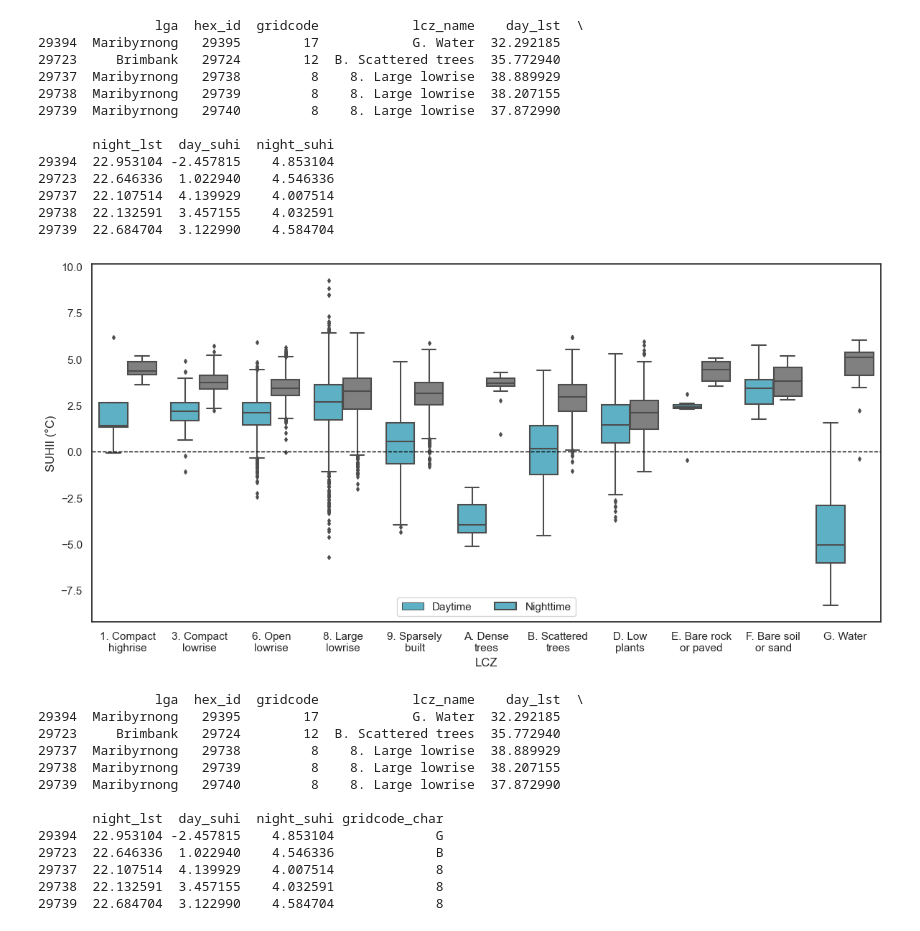
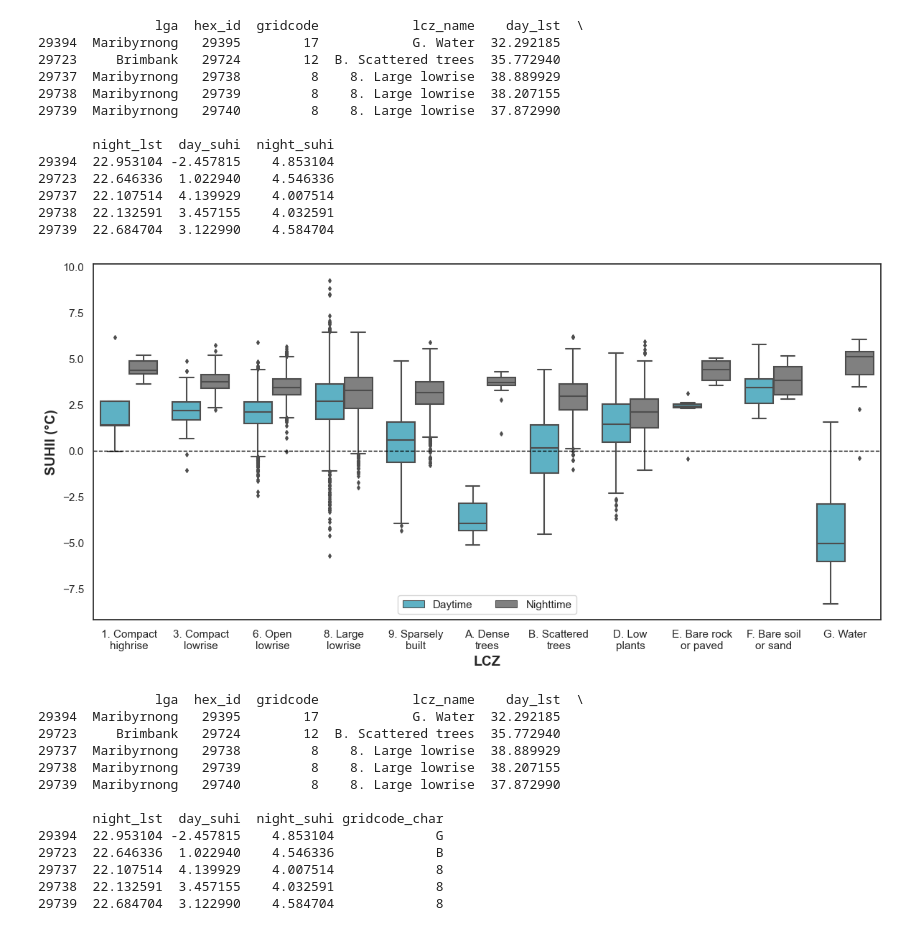
Before and after one commit to percyyvon-r/PhD-Chapter3-Diurnal-SUHII-Distribution, a Jupyter notebook: notebooks/PhD_chapter3_ypinb.ipynb, the cells around one changed output. Cells and saved outputs as stored; diff of their text form; code cells hidden in the pictures.

```diff
--- a/notebooks/PhD_chapter3_ypinb.ipynb
+++ b/notebooks/PhD_chapter3_ypinb.ipynb
@@ -1262,37 +1262,50 @@ ax = sns.boxplot(
     palette={
         "day_suhi": "#4DBBD5",
         "night_suhi": "#808080"
     },
     fliersize=3
 )
 
 # Horizontal zero line
 plt.axhline(0, linestyle="--", linewidth=1, color="black")
 
 # Wrap x labels
 wrapped_labels = [
     "\n".join(textwrap.wrap(label, 12))
     for label in lcz_order
 ]
 ax.set_xticklabels(wrapped_labels)
 
 # Labels
-plt.xlabel("LCZ")
-plt.ylabel("SUHII (°C)")
-plt.legend(title="", labels=["Daytime", "Nighttime"], loc="lower center", ncol=2)
+plt.xlabel("LCZ", fontsize=14, fontweight='bold')
+plt.ylabel("SUHII (°C)", fontsize=14, fontweight='bold')
+
+#plt.legend(title="", labels=["Daytime", "Nighttime"], loc="lower center", ncol=2)
+
+handles, labels = ax.get_legend_handles_labels()
+
+# Map to nicer names
+label_map = {
+    "day_suhi": "Daytime",
+    "night_suhi": "Nighttime"
+}
+
+new_labels = [label_map[l] for l in labels]
+
+plt.legend(handles, new_labels, title="", loc="lower center", ncol=2)
 
 plt.tight_layout()
 
 
 # --- Save figure ---
 plt.savefig(
     r"C:\Users\percy\Documents\studies\visual_studio_code\PhD-chapter3-SUHII\outputs\figures\lcz_suhi_boxplot_diurnal.png",
     dpi=300
 )
 plt.show()
 plt.close()
 # %% [output]
-[figure, old version]
+[figure, new version]
 # %%
 # Copy the columnn gricode and name it gridcode_char
 lst_suhi_zonal["gridcode_char"] = lst_suhi_zonal["gridcode"]
```
Also changed, not shown: parts of 4 cells of this notebook, 42 other files.
